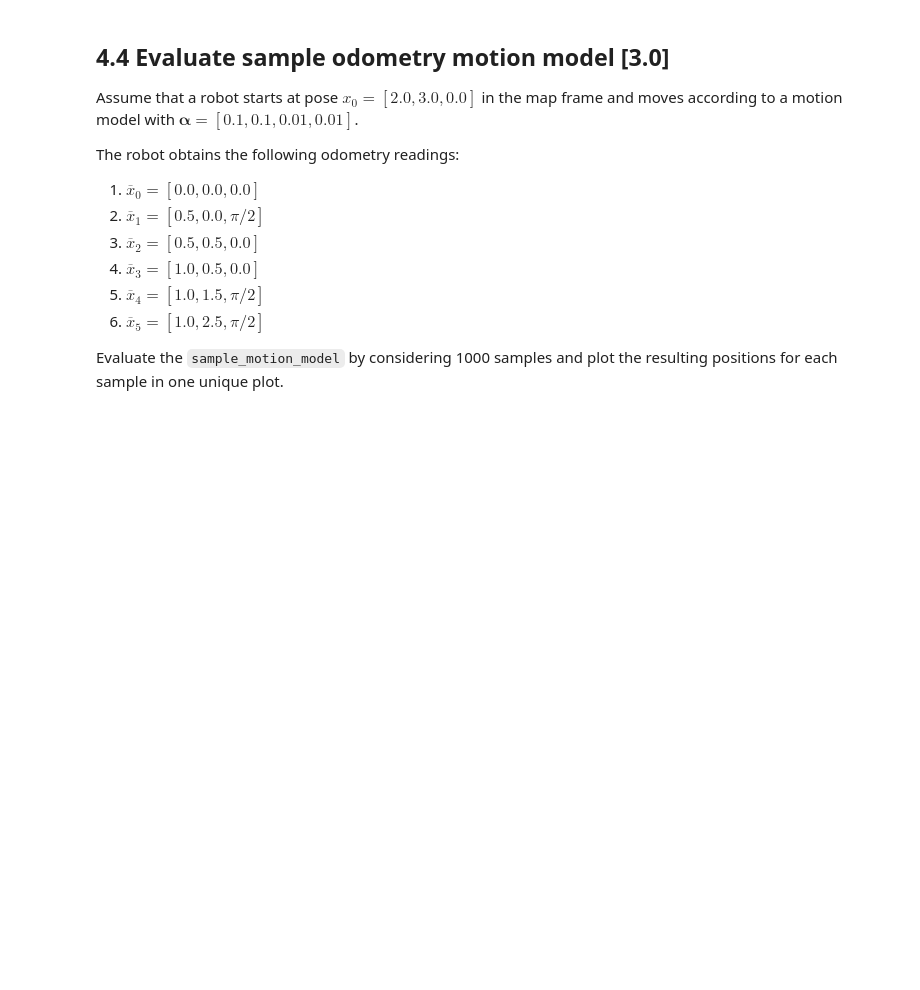
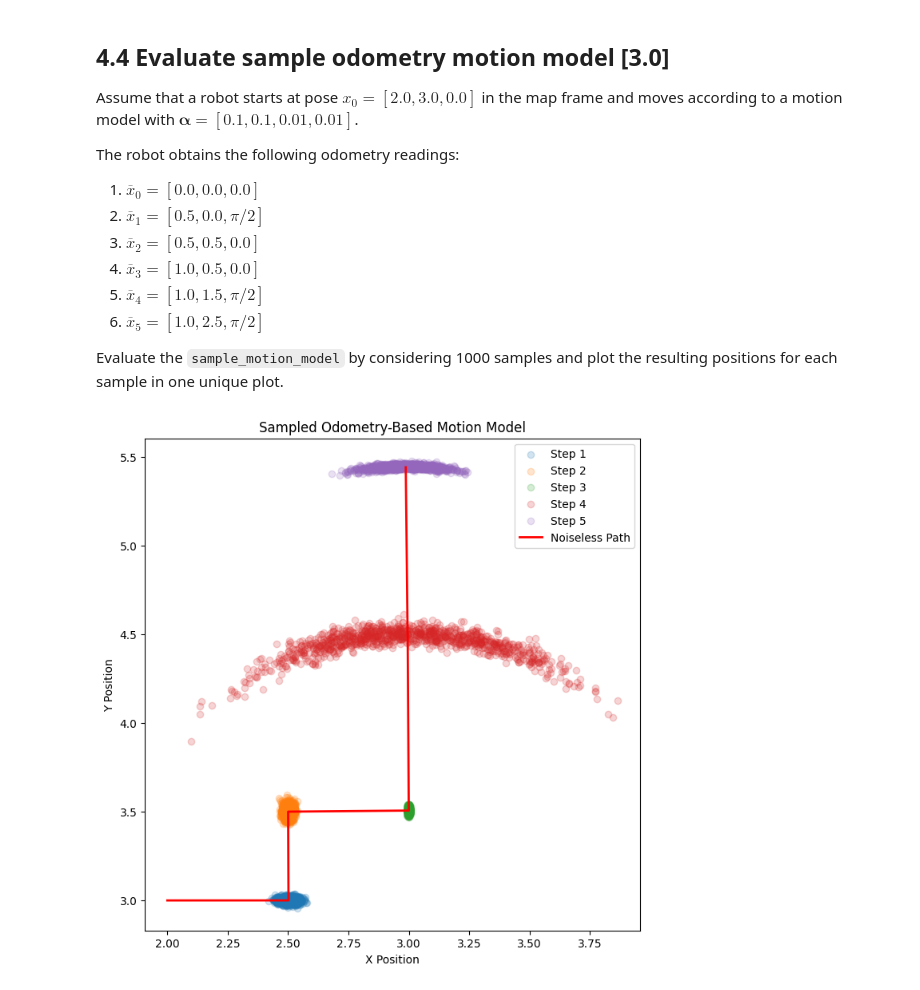
Before and after one commit to harry-graves/C18_code, a Jupyter notebook: navigation/ex03-motion-model/ex4.ipynb, the cells around one changed output. Saved outputs shown, nothing was run; the diff lists cells and outputs as text; code cells hidden in the pictures; blank space fills up the shorter version.

```diff
--- a/navigation/ex03-motion-model/ex4.ipynb
+++ b/navigation/ex03-motion-model/ex4.ipynb
@@ -78,3 +143,24 @@ The robot obtains the following odometry readings:
 6. $\overline{x}_5 = [1.0 , 2.5 , \pi/2 ]$
 
 Evaluate the `sample_motion_model` by considering 1000 samples and plot the resulting positions for each sample in one unique plot.
+# %%
+import ex4 as ex
+import numpy as np
+
+# Given initial pose and noise parameters
+init_pose = np.array([2.0, 3.0, 0.0])
+alpha = [0.1, 0.1, 0.01, 0.01]
+
+# Given odometry readings
+odoms = [
+    [0.0, 0.0, 0.0],
+    [0.5, 0.0, np.pi/2],
+    [0.5, 0.5, 0.0],
+    [1.0, 0.5, 0.0],
+    [1.0, 1.5, np.pi/2],
+    [1.0, 2.5, np.pi/2]
+]
+
+ex.plot_sample_motion_model(alpha, init_pose, odoms)
+# %% [output]
+[figure, added]
```
Also changed, not shown: parts of 3 cells of this notebook, 1 other file.
